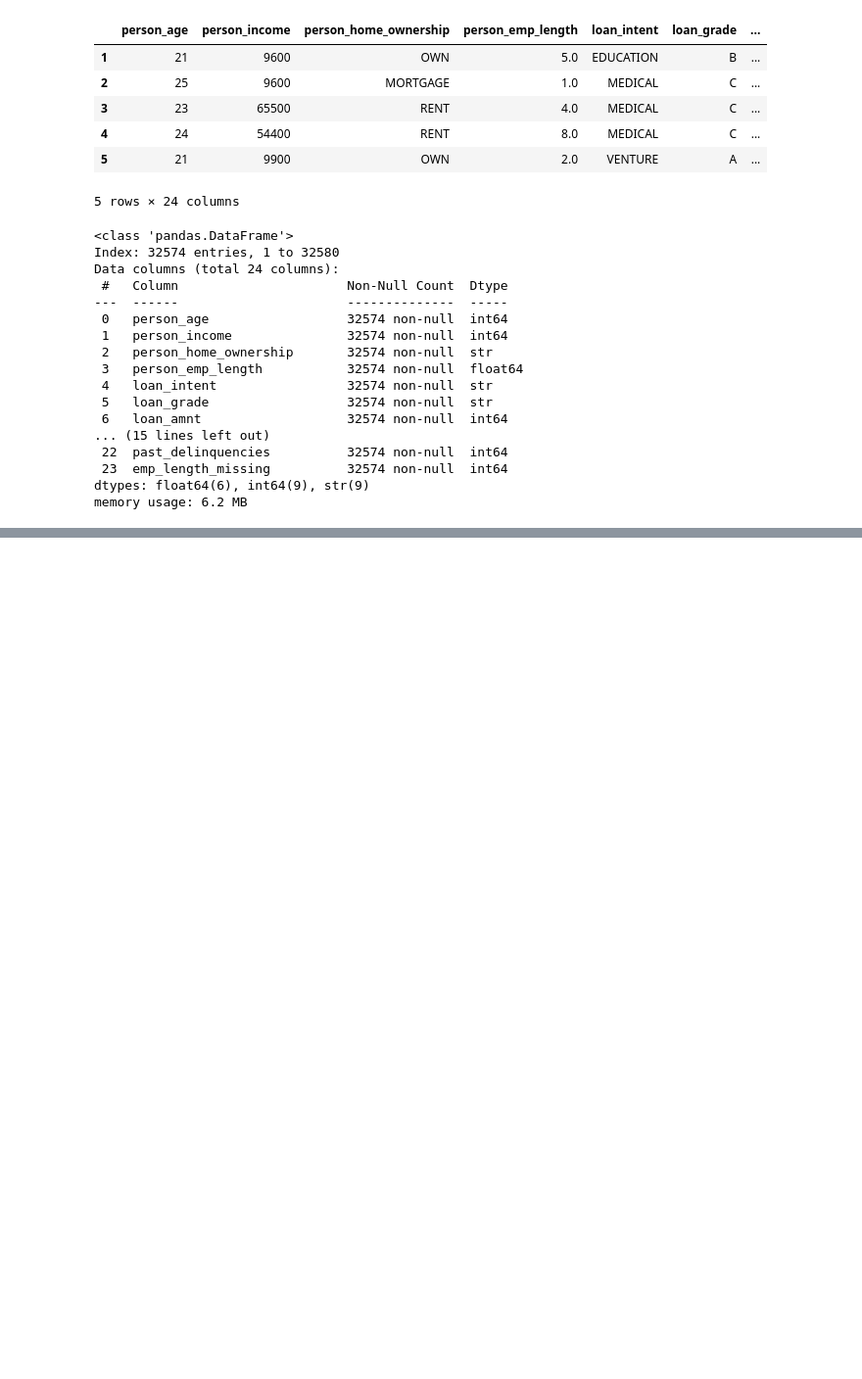
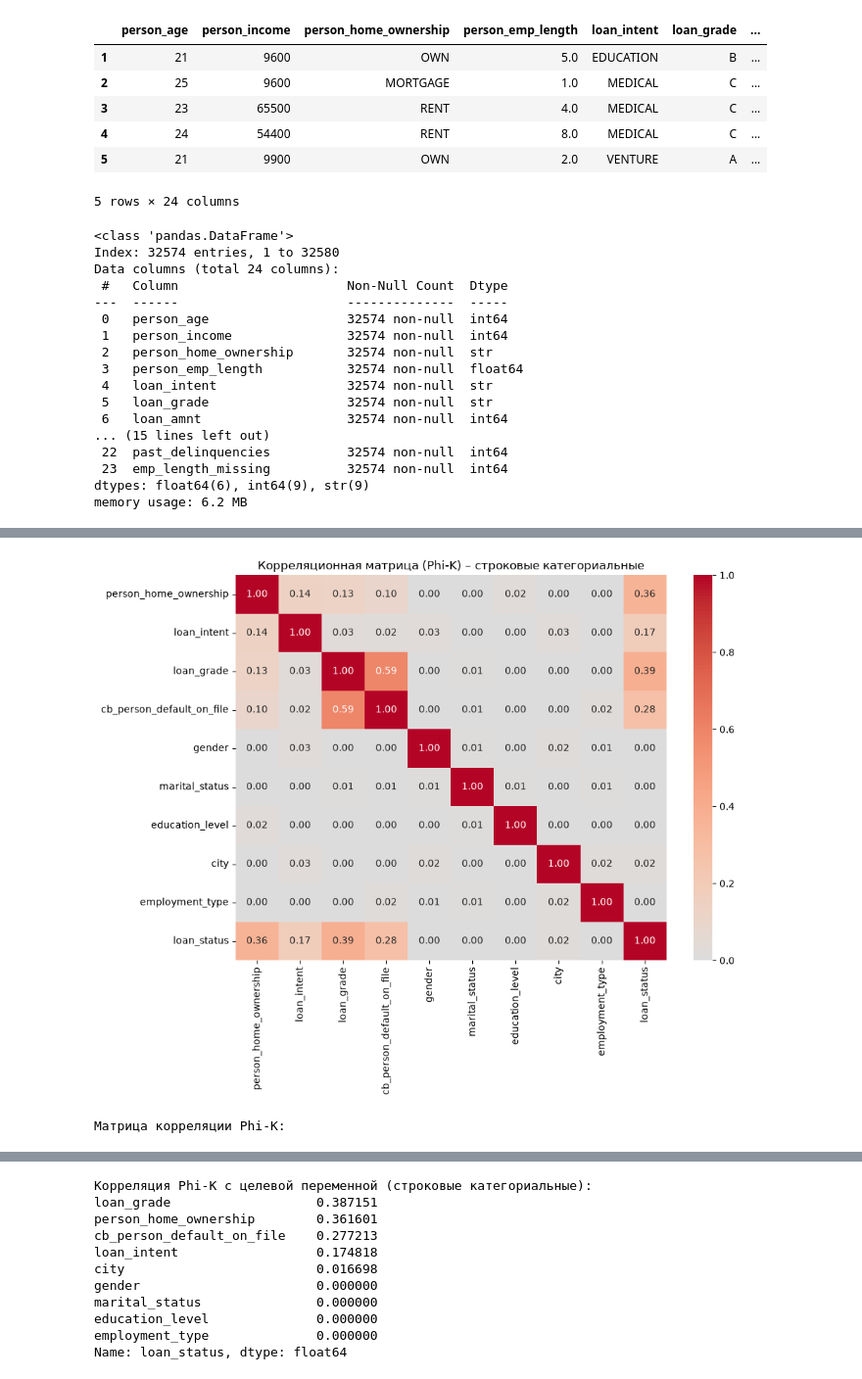
Before and after one commit to null-route-dev/credit-risk-classification, a Jupyter notebook: notebooks/03_feature_engineering.ipynb, the cells around one changed output, grey strips where cells are left out. Shown at 98% size. Saved outputs shown, nothing was run; the diff lists cells and outputs as text; code cells hidden in the pictures; blank space fills up the shorter version.

```diff
--- a/notebooks/03_feature_engineering.ipynb
+++ b/notebooks/03_feature_engineering.ipynb
@@ -68,0 +187,24 @@ memory usage: 6.2 MB
+# %%
+# Анализ категориальных признаков
+
+# Матрица Phi-K
+df_cat = df[categorical_str + [target]].astype(str)
+corr_phik_cat = df_cat.phik_matrix()
+
+# Тепловая карта
+plt.figure(figsize=(10, 8))
+sns.heatmap(corr_phik_cat, annot=True, fmt=".2f", cmap="coolwarm", center=0)
+plt.title("Корреляционная матрица (Phi-K) – строковые категориальные")
+plt.tight_layout()
+plt.show()
+
+# Вывод матрицы корреляции
+print("Матрица корреляции Phi-K:")
+display(corr_phik_cat)
+
+corr_with_target_phik_cat = corr_phik_cat[target].drop(target).sort_values(ascending=False)
+print("Корреляция Phi-K с целевой переменной (строковые категориальные):")
+print(corr_with_target_phik_cat)
+# %% [output]
+[figure, added]
+Матрица корреляции Phi-K:
@@ -68,0 +222,11 @@ memory usage: 6.2 MB
+Корреляция Phi-K с целевой переменной (строковые категориальные):
+loan_grade                   0.387151
+person_home_ownership        0.361601
+cb_person_default_on_file    0.277213
+loan_intent                  0.174818
+city                         0.016698
+gender                       0.000000
+marital_status               0.000000
+education_level              0.000000
+employment_type              0.000000
+Name: loan_status, dtype: float64
```
Also changed, not shown: parts of 7 cells of this notebook.
